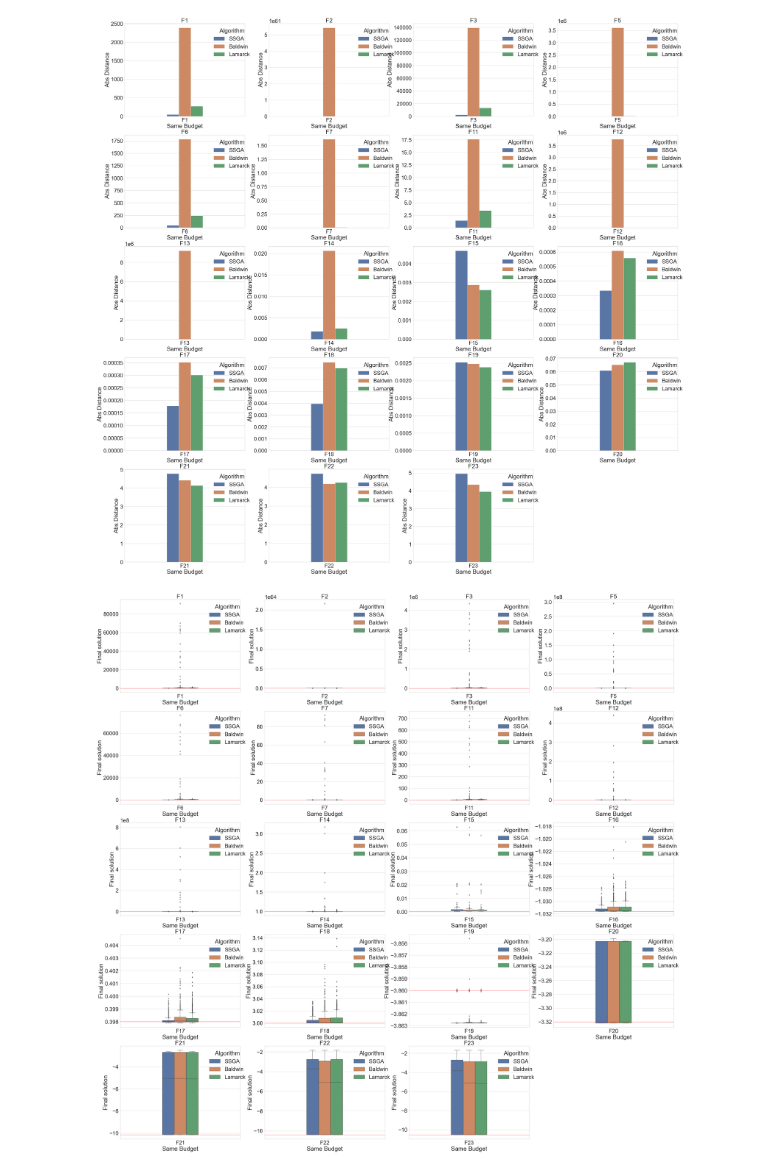
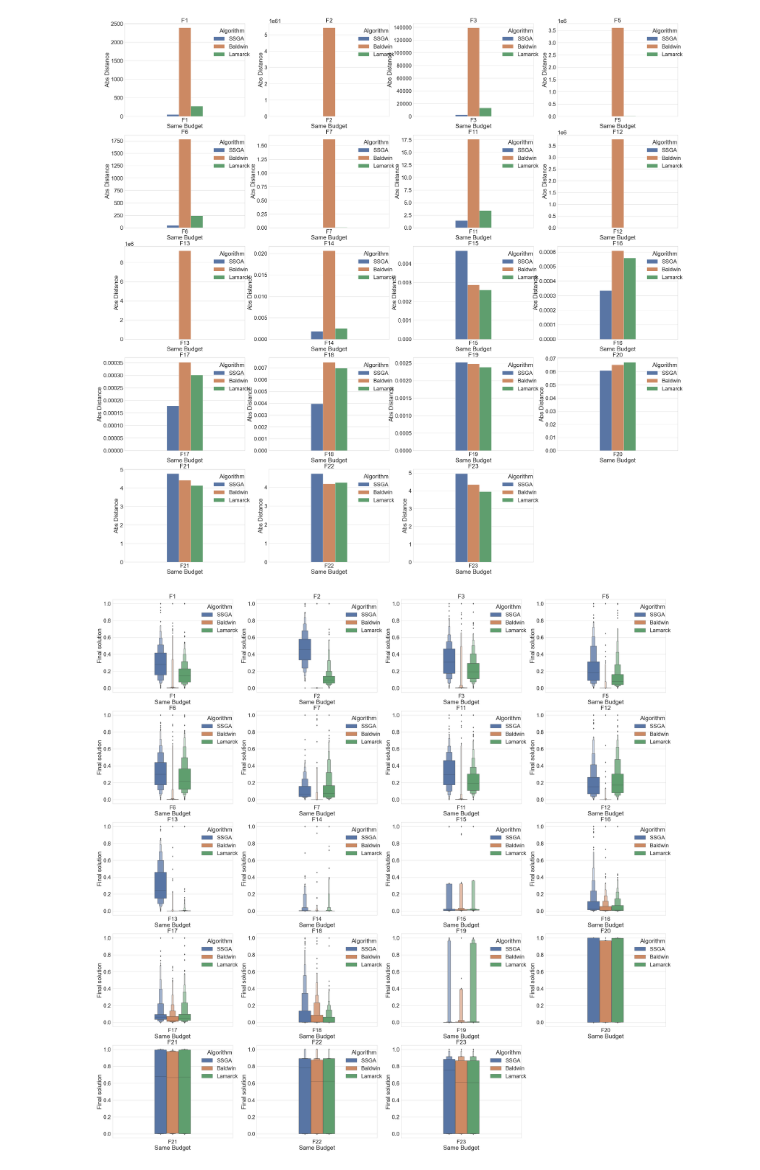
Before and after one commit to JIAOJIAOMEI/Evolution_algorithm, a Jupyter notebook: budget analysis/other functions/plots/distance.ipynb, the cells around one changed output. Cells and saved outputs as stored; diff of their text form; code cells hidden in the pictures.

```diff
--- a/budget analysis/other functions/plots/distance.ipynb
+++ b/budget analysis/other functions/plots/distance.ipynb
@@ -246,26 +246,28 @@ show_graph(dataframe=df)
 [figure]
 # %%
 op = [opt[i-1] for i in function_list]
+minmax = df.copy()
+minmax["norm"]= minmax.groupby(["Algorithm","Function"]).transform(lambda x: (x - x.min()) /(x.max()-x.min()))["Final solution"]
 def show_graph(dataframe):
     sns.set_theme(style="whitegrid", font_scale=1.5)
     sns.set_style("ticks", {'axes.grid': True})
     dist_cols = 4
     dist_rows = 5
     plt.figure(figsize=(15 * dist_cols, 12 * dist_rows))
     i = 1
     for func in func_list:
         sns.set_theme(style="whitegrid", font_scale=3)
         data = dataframe[dataframe["Function"] == func]
         plt.subplot(dist_rows, dist_cols, i)
-        ax = sns.boxplot(data=data, y="Final solution", x="Function", hue="Algorithm", width=0.3)
+        ax = sns.boxenplot(data=data, y="norm", x="Function", hue="Algorithm", width=0.3)
         sns.move_legend(ax, "upper left", bbox_to_anchor=(0.7, 1), frameon=False)
-        plt.axhline(y=op[i-1],color="red",linewidth=1)
+        # plt.axhline(y=op[i-1],color="red",linewidth=1)
         plt.xlabel("Same Budget")
         plt.ylabel(f"Final solution")
         plt.title(f"{func}")
         i = i + 1
     plt.savefig("./final.png", dpi=400, bbox_inches='tight')
     plt.show()
-show_graph(dataframe=df)
+show_graph(dataframe=minmax)
 # %% [output]
-[figure, old version]
+[figure, new version]
```
Also changed, not shown: 10 other files.
